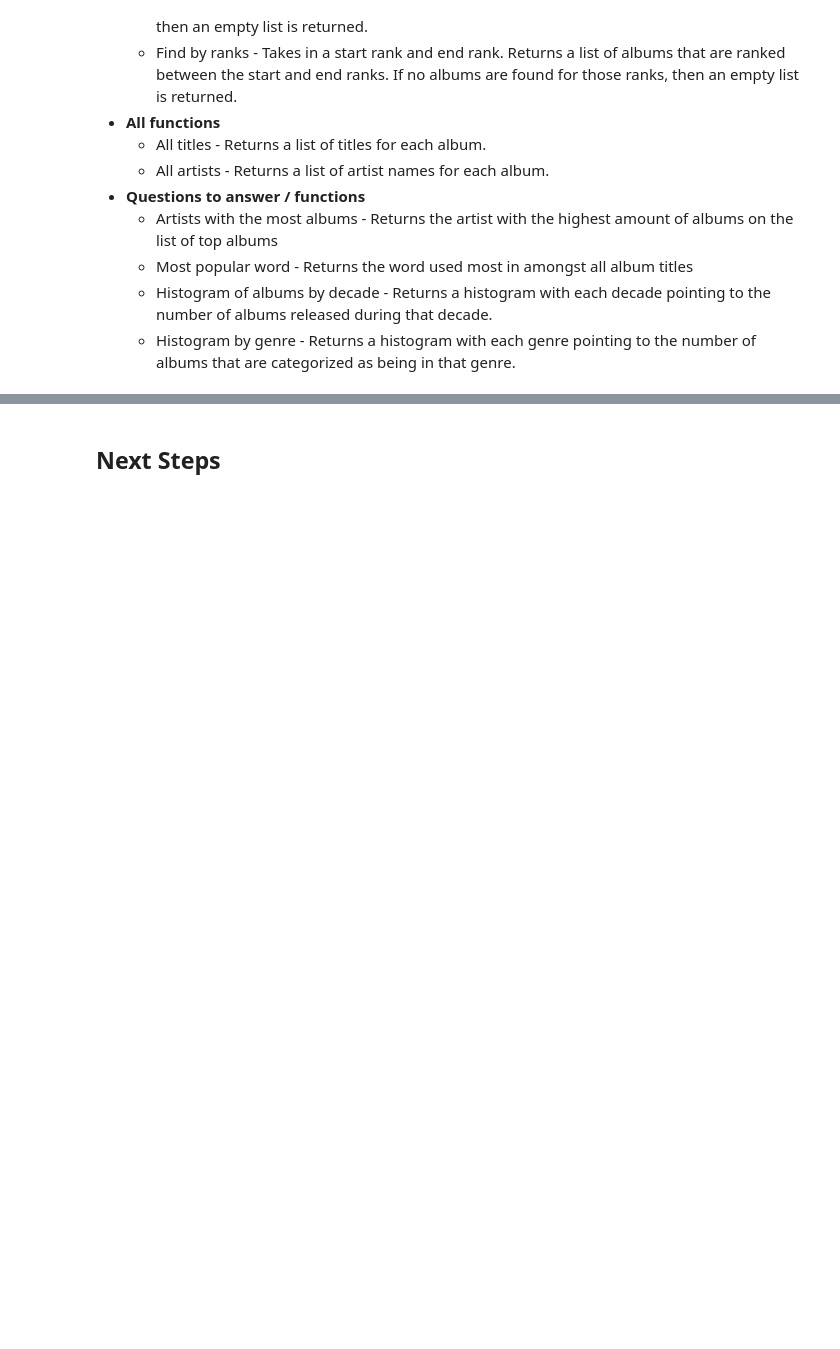
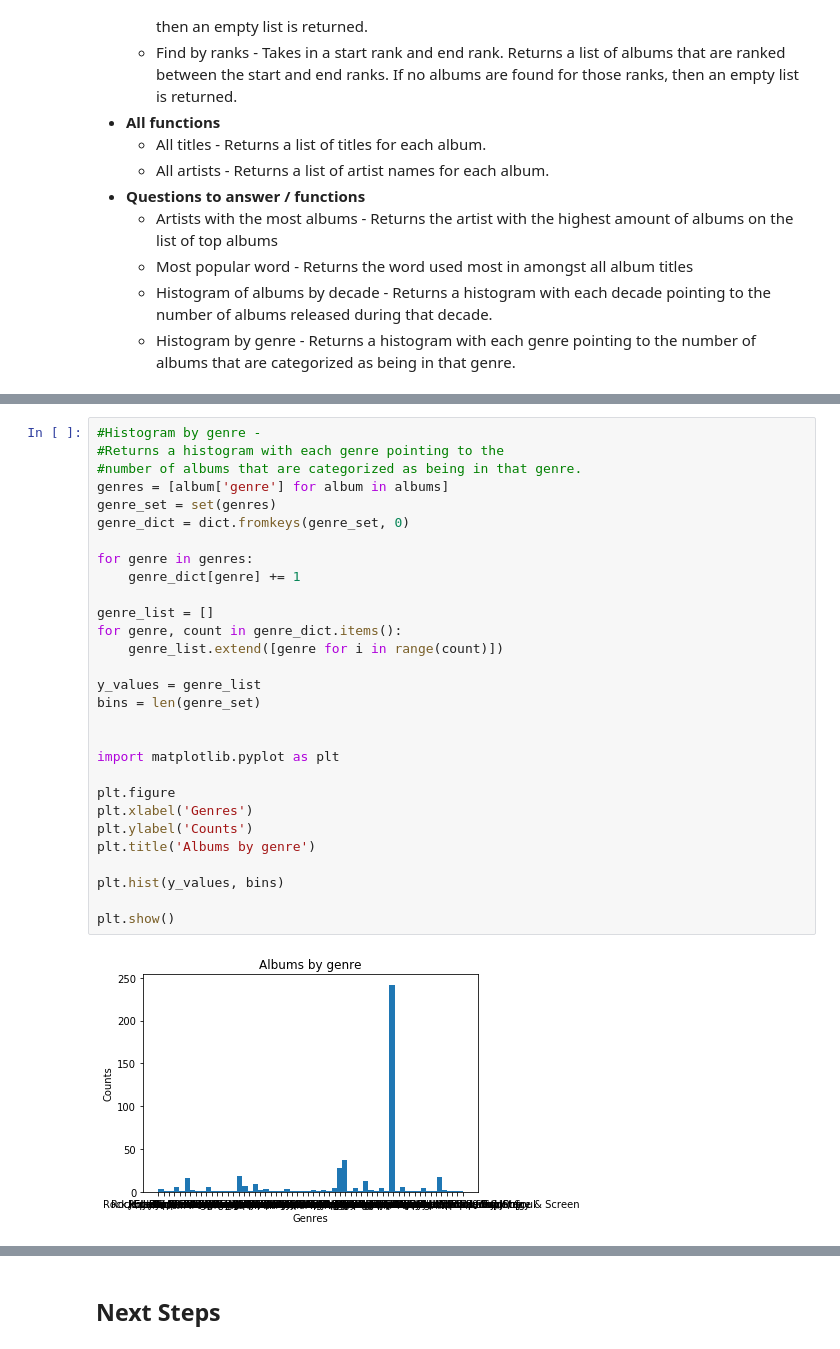
Before and after one commit to markabrennan/nyc-mhtn-ds-071519-lectures, a Jupyter notebook: week-1/rolling-stones/rolling-stones.ipynb, the cells around one changed output, grey strips where cells are left out. Cells and saved outputs as stored; diff of their text form; blank space fills up the shorter version.

```diff
--- a/week-1/rolling-stones/rolling-stones.ipynb
+++ b/week-1/rolling-stones/rolling-stones.ipynb
@@ -76,0 +213,31 @@ True
+# %%
+#Histogram by genre -
+#Returns a histogram with each genre pointing to the
+#number of albums that are categorized as being in that genre.
+genres = [album['genre'] for album in albums]
+genre_set = set(genres)
+genre_dict = dict.fromkeys(genre_set, 0)
+
+for genre in genres:
+    genre_dict[genre] += 1
+
+genre_list = []
+for genre, count in genre_dict.items():
+    genre_list.extend([genre for i in range(count)])
+
+y_values = genre_list
+bins = len(genre_set)
+
+
+import matplotlib.pyplot as plt
+
+plt.figure
+plt.xlabel('Genres')
+plt.ylabel('Counts')
+plt.title('Albums by genre')
+
+plt.hist(y_values, bins)
+
+plt.show()
+# %% [output]
+[figure, added]
```
Also changed, not shown: parts of 33 cells of this notebook, 3 other files.
